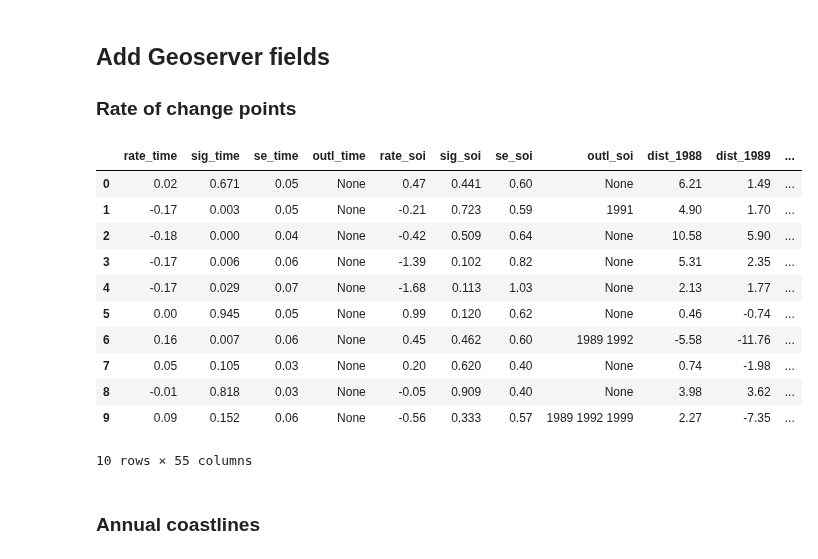
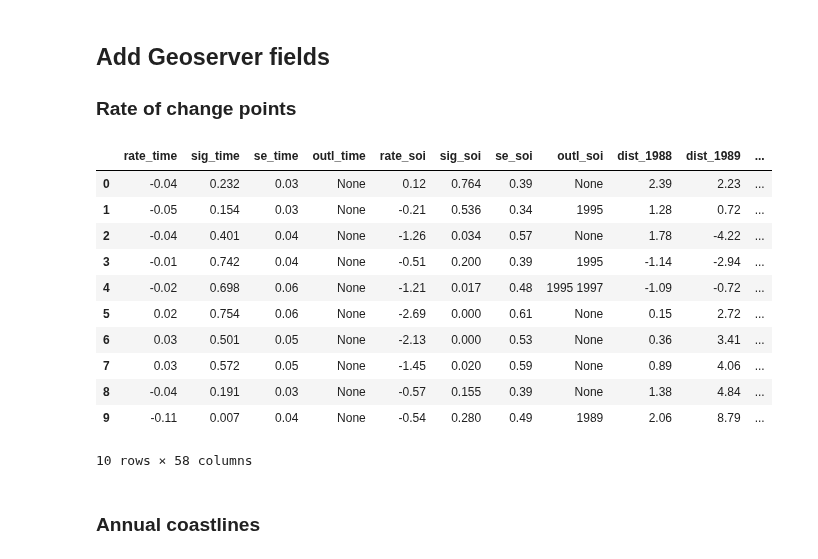
Before and after one commit to GeoscienceAustralia/dea-coastlines, a Jupyter notebook: DEACoastlines_statistics.ipynb, the cells around one changed output. Cells and saved outputs as stored; diff of their text form; code cells hidden in the pictures.

```diff
--- a/DEACoastlines_statistics.ipynb
+++ b/DEACoastlines_statistics.ipynb
@@ -298,34 +321,35 @@ print(f'{len(all_tiles)} total tiles\n{len(processed_tiles)} processed tiles\n{l
 ### Rate of change points
 # %%
 # stats_path = 'releases/DEACoastlines_v1.0.0/Shapefile/DEACoastlines_ratesofchange_v1.0.0.shp'
-# stats_path = 'DEACoastlines_ratesofchange_v1.1.0.shp'
+stats_path = 'DEACoastlines_ratesofchange_v1.1.4.shp'
 # stats_path = stats_path + '.shp'
 points_gdf = gpd.read_file(stats_path)
 # %%
 # Add WMS-specific fields
+points_gdf['wms_valobs'] = points_gdf.valid_obs > 25
 points_gdf['wms_t_retr'] = points_gdf.rate_time < 0
 points_gdf['wms_t_grew'] = points_gdf.rate_time > 0
 points_gdf['wms_t_sig'] = points_gdf.sig_time <= 0.01
 points_gdf['wms_t_abs'] = points_gdf.rate_time.abs()
 points_gdf['wms_t_less'] = points_gdf.wms_t_abs < 0.31
 points_gdf['wms_t_conf'] = points_gdf.se_time * 1.96
 points_gdf['wms_s_sig'] = points_gdf.sig_soi <= 0.01
 points_gdf['wms_s_abs'] = points_gdf.rate_soi.abs()
 points_gdf['wms_s_conf'] = points_gdf.se_soi * 1.96
 points_gdf.head(10)
 # %% [output]
 |  | rate_time | sig_time | se_time | outl_time | rate_soi | sig_soi | se_soi | outl_soi | dist_1988 | dist_1989 | ... |
-| 0 | 0.02 | 0.671 | 0.05 | None | 0.47 | 0.441 | 0.60 | None | 6.21 | 1.49 | ... |
-| 1 | -0.17 | 0.003 | 0.05 | None | -0.21 | 0.723 | 0.59 | 1991 | 4.90 | 1.70 | ... |
-| 2 | -0.18 | 0.000 | 0.04 | None | -0.42 | 0.509 | 0.64 | None | 10.58 | 5.90 | ... |
-| 3 | -0.17 | 0.006 | 0.06 | None | -1.39 | 0.102 | 0.82 | None | 5.31 | 2.35 | ... |
-| 4 | -0.17 | 0.029 | 0.07 | None | -1.68 | 0.113 | 1.03 | None | 2.13 | 1.77 | ... |
-| 5 | 0.00 | 0.945 | 0.05 | None | 0.99 | 0.120 | 0.62 | None | 0.46 | -0.74 | ... |
-| 6 | 0.16 | 0.007 | 0.06 | None | 0.45 | 0.462 | 0.60 | 1989 1992 | -5.58 | -11.76 | ... |
-| 7 | 0.05 | 0.105 | 0.03 | None | 0.20 | 0.620 | 0.40 | None | 0.74 | -1.98 | ... |
-| 8 | -0.01 | 0.818 | 0.03 | None | -0.05 | 0.909 | 0.40 | None | 3.98 | 3.62 | ... |
-| 9 | 0.09 | 0.152 | 0.06 | None | -0.56 | 0.333 | 0.57 | 1989 1992 1999 | 2.27 | -7.35 | ... |
+| 0 | -0.04 | 0.232 | 0.03 | None | 0.12 | 0.764 | 0.39 | None | 2.39 | 2.23 | ... |
+| 1 | -0.05 | 0.154 | 0.03 | None | -0.21 | 0.536 | 0.34 | 1995 | 1.28 | 0.72 | ... |
+| 2 | -0.04 | 0.401 | 0.04 | None | -1.26 | 0.034 | 0.57 | None | 1.78 | -4.22 | ... |
+| 3 | -0.01 | 0.742 | 0.04 | None | -0.51 | 0.200 | 0.39 | 1995 | -1.14 | -2.94 | ... |
+| 4 | -0.02 | 0.698 | 0.06 | None | -1.21 | 0.017 | 0.48 | 1995 1997 | -1.09 | -0.72 | ... |
+| 5 | 0.02 | 0.754 | 0.06 | None | -2.69 | 0.000 | 0.61 | None | 0.15 | 2.72 | ... |
+| 6 | 0.03 | 0.501 | 0.05 | None | -2.13 | 0.000 | 0.53 | None | 0.36 | 3.41 | ... |
+| 7 | 0.03 | 0.572 | 0.05 | None | -1.45 | 0.020 | 0.59 | None | 0.89 | 4.06 | ... |
+| 8 | -0.04 | 0.191 | 0.03 | None | -0.57 | 0.155 | 0.39 | None | 1.38 | 4.84 | ... |
+| 9 | -0.11 | 0.007 | 0.04 | None | -0.54 | 0.280 | 0.49 | 1989 | 2.06 | 8.79 | ... |
-10 rows × 55 columns
+10 rows × 58 columns
 # %%
 # Set up scheme to optimise file size
 schema_dict = {key: 'float:8.2' for key in points_gdf.columns
```
Also changed, not shown: parts of 16 cells of this notebook, 5 other files.
